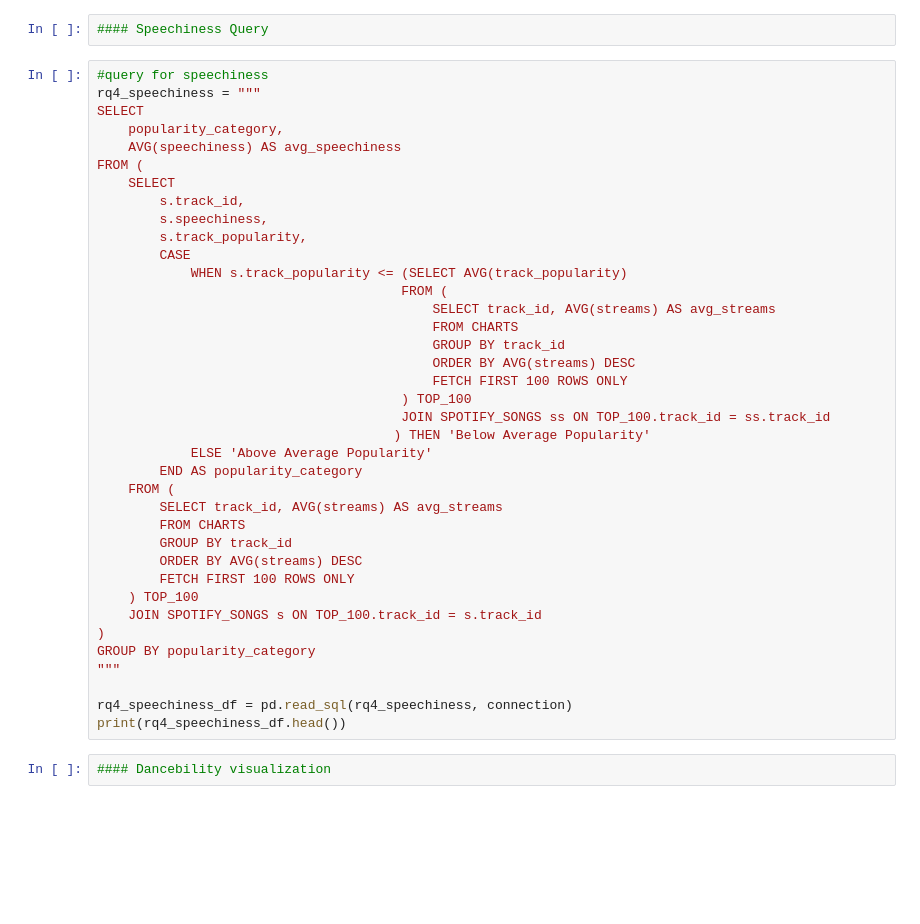
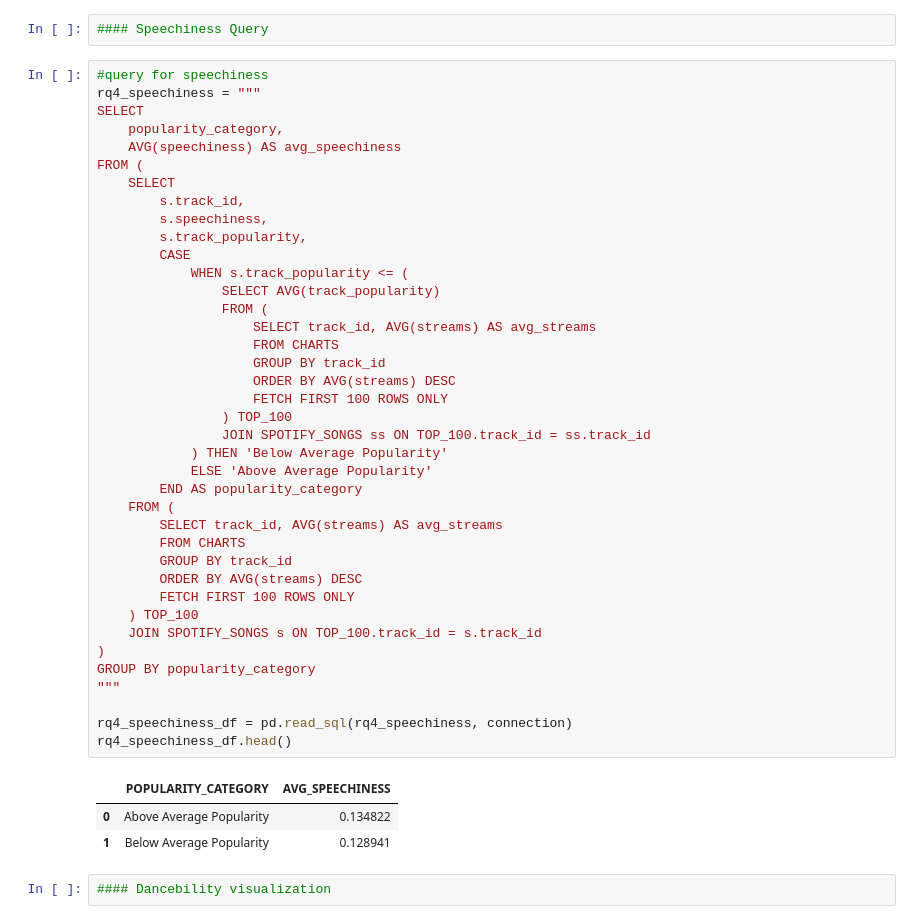
Before and after one commit to emmaoh/cpsc368-project6, a Jupyter notebook: rq1-David.ipynb, the cells around one changed output. Drawn from its saved outputs; the diff is of its cells as text; blank space fills up the shorter version.

```diff
--- a/rq1-David.ipynb
+++ b/rq1-David.ipynb
@@ -78,41 +101,46 @@ print(rq4_danceability_df.head())
 # %%
 #query for speechiness
 rq4_speechiness = """
 SELECT
     popularity_category,
     AVG(speechiness) AS avg_speechiness
 FROM (
     SELECT
         s.track_id,
         s.speechiness,
         s.track_popularity,
         CASE
-            WHEN s.track_popularity <= (SELECT AVG(track_popularity)
-                                       FROM (
-                                           SELECT track_id, AVG(streams) AS avg_streams
-                                           FROM CHARTS
-                                           GROUP BY track_id
-                                           ORDER BY AVG(streams) DESC
-                                           FETCH FIRST 100 ROWS ONLY
-                                       ) TOP_100
-                                       JOIN SPOTIFY_SONGS ss ON TOP_100.track_id = ss.track_id
-                                      ) THEN 'Below Average Popularity'
+            WHEN s.track_popularity <= (
+                SELECT AVG(track_popularity)
+                FROM (
+                    SELECT track_id, AVG(streams) AS avg_streams
+                    FROM CHARTS
+                    GROUP BY track_id
+                    ORDER BY AVG(streams) DESC
+                    FETCH FIRST 100 ROWS ONLY
+                ) TOP_100
+                JOIN SPOTIFY_SONGS ss ON TOP_100.track_id = ss.track_id
+            ) THEN 'Below Average Popularity'
             ELSE 'Above Average Popularity'
         END AS popularity_category
     FROM (
         SELECT track_id, AVG(streams) AS avg_streams
         FROM CHARTS
         GROUP BY track_id
         ORDER BY AVG(streams) DESC
         FETCH FIRST 100 ROWS ONLY
     ) TOP_100
     JOIN SPOTIFY_SONGS s ON TOP_100.track_id = s.track_id
 )
 GROUP BY popularity_category
 """
 
 rq4_speechiness_df = pd.read_sql(rq4_speechiness, connection)
-print(rq4_speechiness_df.head())
+rq4_speechiness_df.head()
+# %% [output]
+|  | POPULARITY_CATEGORY | AVG_SPEECHINESS |
+| 0 | Above Average Popularity | 0.134822 |
+| 1 | Below Average Popularity | 0.128941 |
 # %%
 #### Dancebility visualization
 # %%
```
Also changed, not shown: parts of 4 cells of this notebook.
